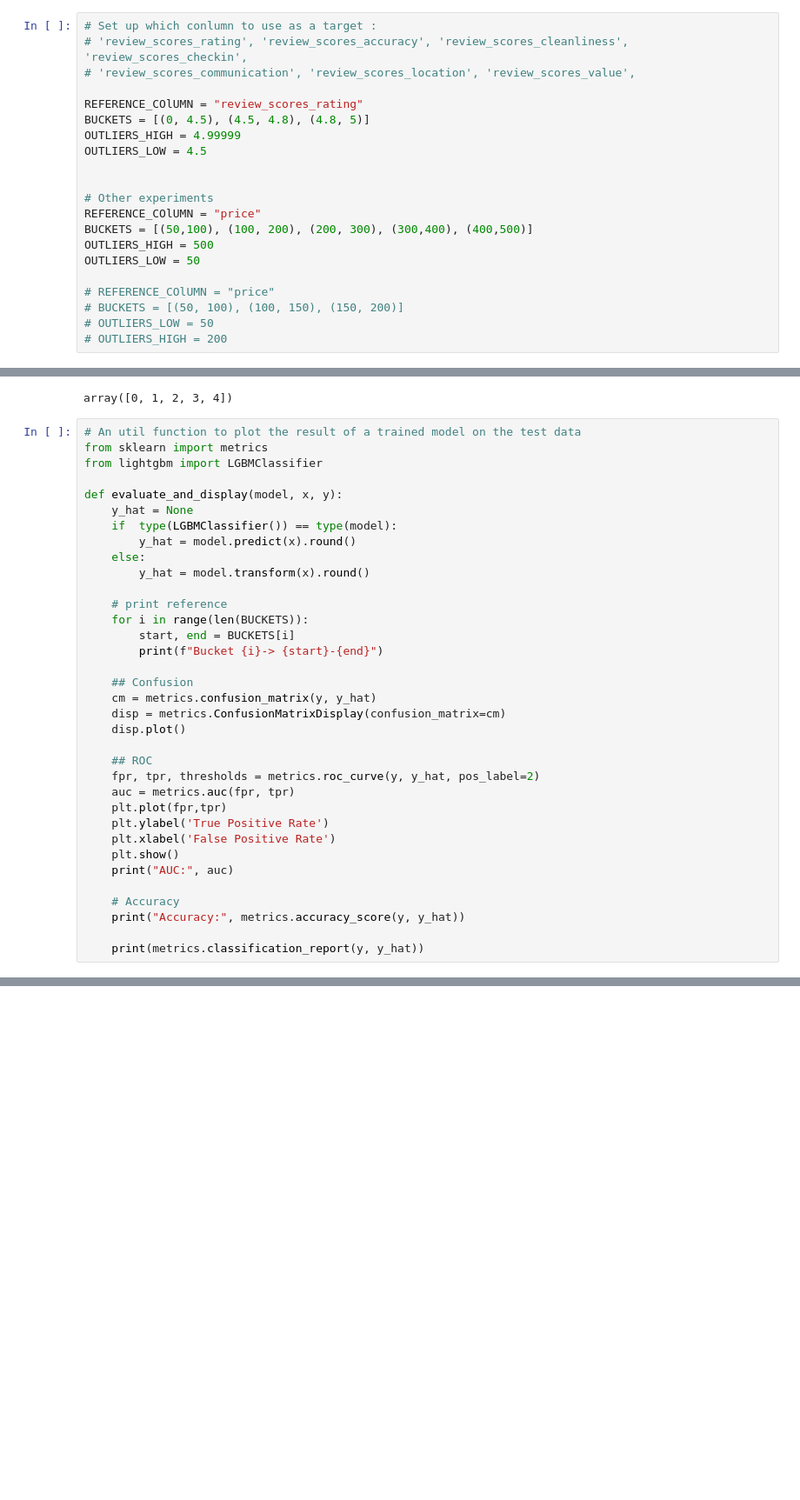
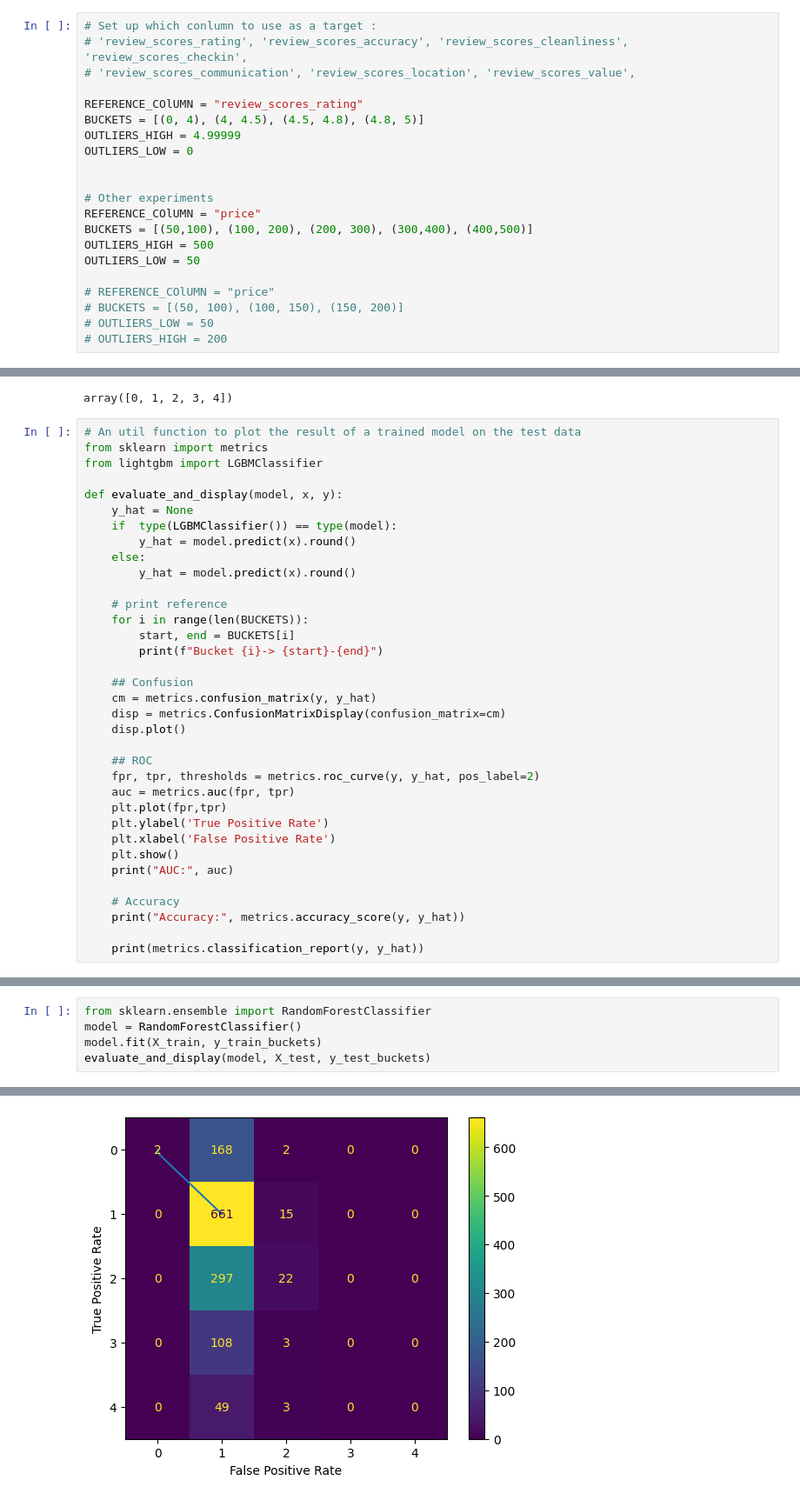
Before and after one commit to MaGiiK02/AirBnB_score_prediction, a Jupyter notebook: experiments/classification_on_listings.ipynb, the cells around one changed output, grey strips where cells are left out. Shown at 87% size. Drawn from its saved outputs; the diff is of its cells as text; blank space fills up the shorter version.

```diff
--- a/experiments/classification_on_listings.ipynb
+++ b/experiments/classification_on_listings.ipynb
@@ -21,9 +16,9 @@ from model.models.classifier import MLPClassifier
 # 'review_scores_communication', 'review_scores_location', 'review_scores_value',
 
 REFERENCE_COlUMN = "review_scores_rating"
-BUCKETS = [(0, 4.5), (4.5, 4.8), (4.8, 5)]
+BUCKETS = [(0, 4), (4, 4.5), (4.5, 4.8), (4.8, 5)]
 OUTLIERS_HIGH = 4.99999
-OUTLIERS_LOW = 4.5
+OUTLIERS_LOW = 0
 
 
 # Other experiments
@@ -150,7 +139,7 @@ def evaluate_and_display(model, x, y):
     if  type(LGBMClassifier()) == type(model):
         y_hat = model.predict(x).round()
     else:
-        y_hat = model.transform(x).round()
+        y_hat = model.predict(x).round()
 
     # print reference
     for i in range(len(BUCKETS)):
@@ -205,0 +192,6 @@ weighted avg       0.42      0.48      0.42      1330
+# %%
+from sklearn.ensemble import RandomForestClassifier
+model = RandomForestClassifier()
+model.fit(X_train, y_train_buckets)
+evaluate_and_display(model, X_test, y_test_buckets)
+# %% [output]
@@ -205,0 +203 @@ weighted avg       0.42      0.48      0.42      1330
+[figure, added]
```
Also changed, not shown: parts of 9 cells of this notebook, 8 other files.
